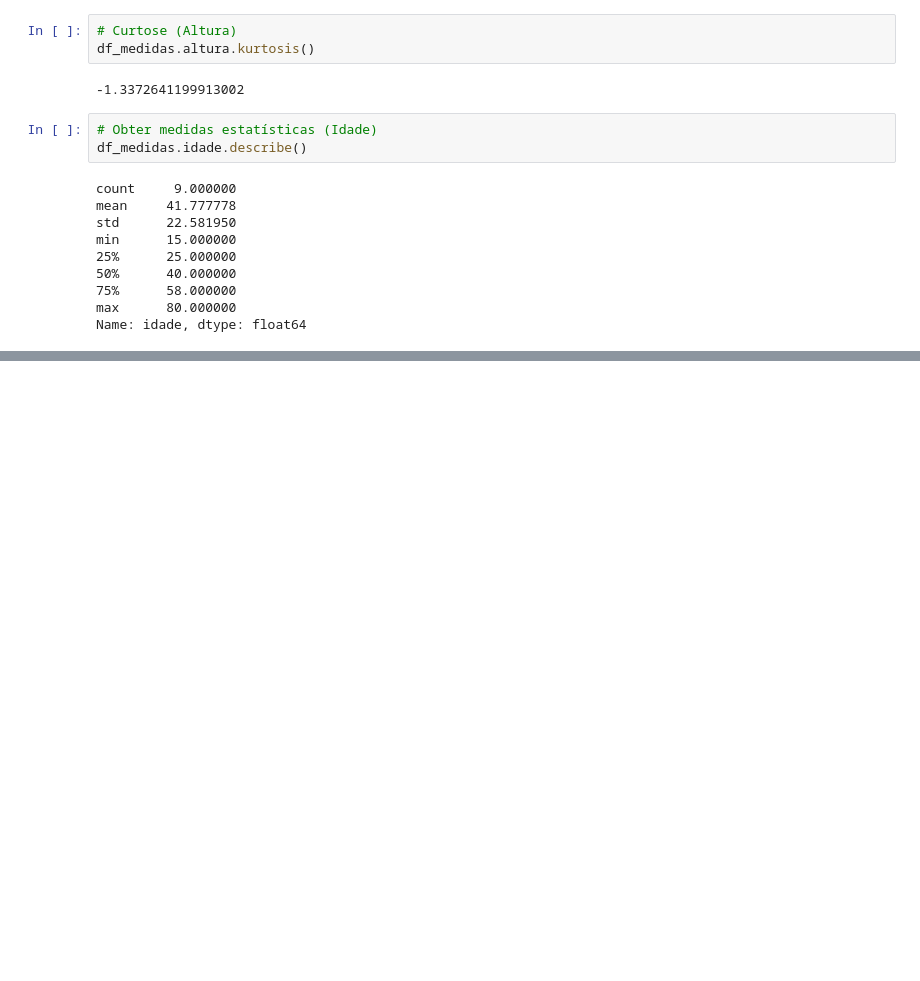
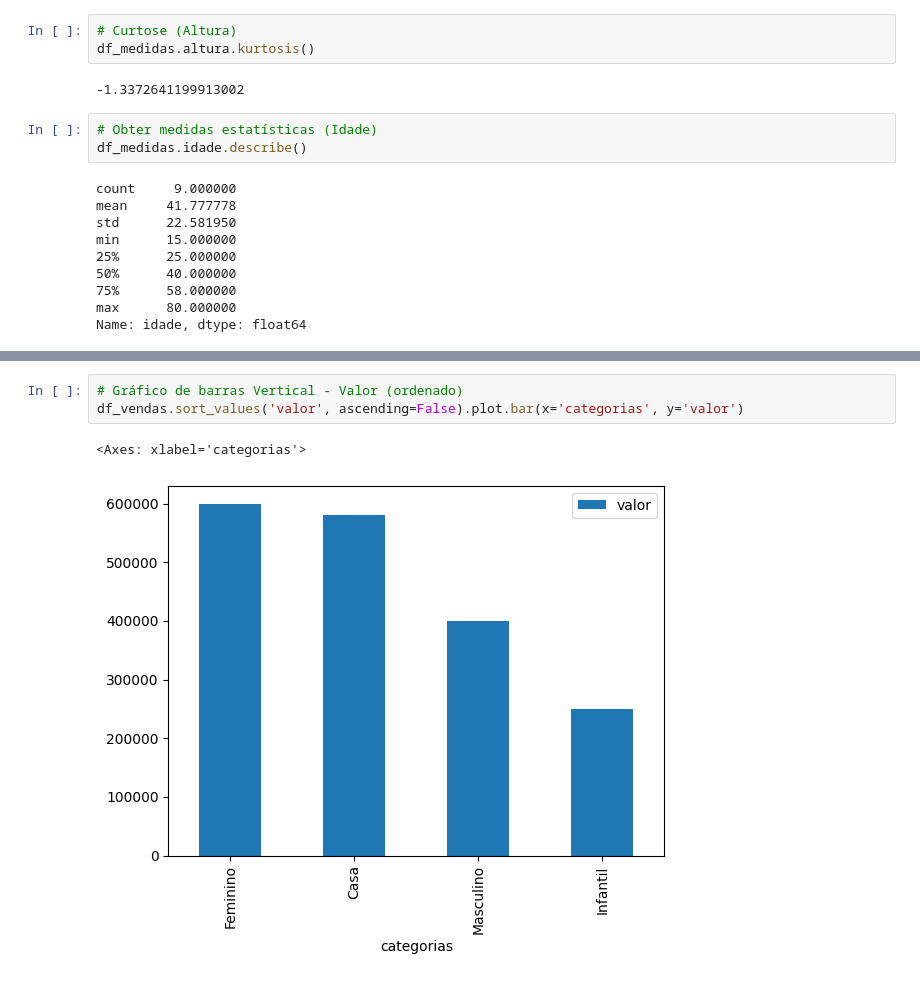
Before and after one commit to samusar/ignite-statistic-devs, a Jupyter notebook: statistic_devs.ipynb, the cells around one changed output, grey strips where cells are left out. Saved outputs shown, nothing was run; the diff lists cells and outputs as text; blank space fills up the shorter version.

```diff
--- a/statistic_devs.ipynb
+++ b/statistic_devs.ipynb
@@ -111,0 +175,6 @@ Name: idade, dtype: float64
+# %%
+# Gráfico de barras Vertical - Valor (ordenado)
+df_vendas.sort_values('valor', ascending=False).plot.bar(x='categorias', y='valor')
+# %% [output]
+<Axes: xlabel='categorias'>
+[figure, added]
```
Also changed, not shown: parts of 30 cells of this notebook, 2 other files.
